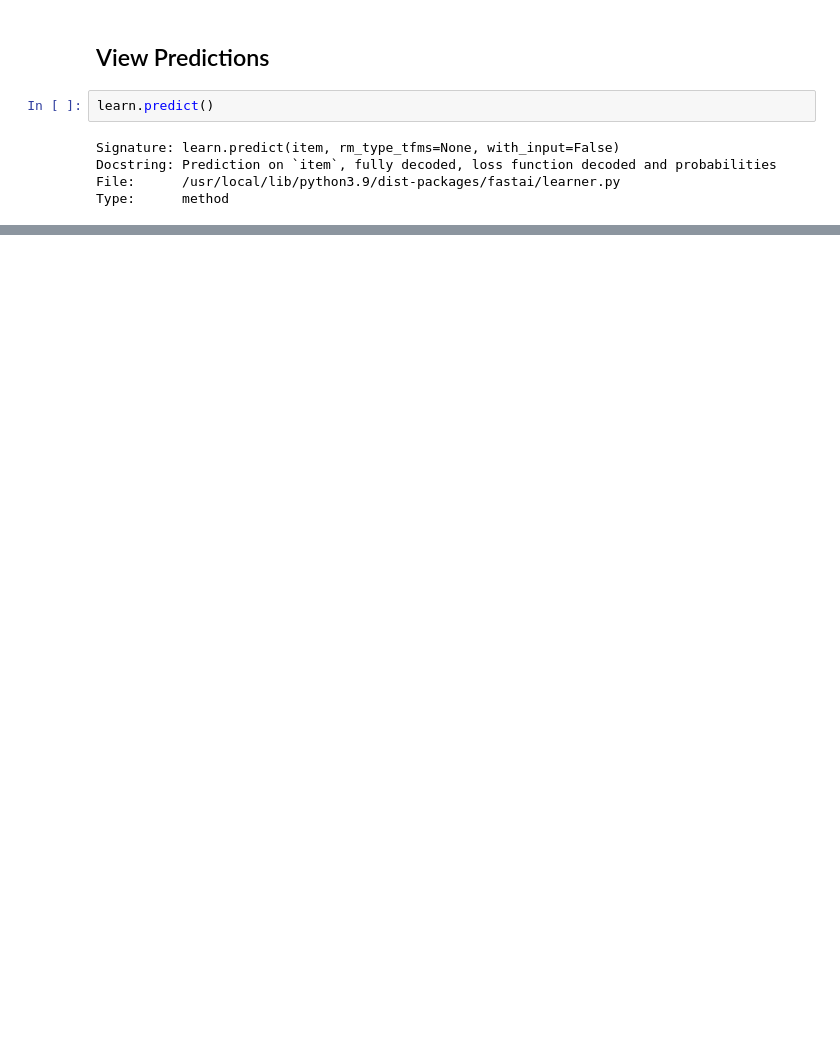
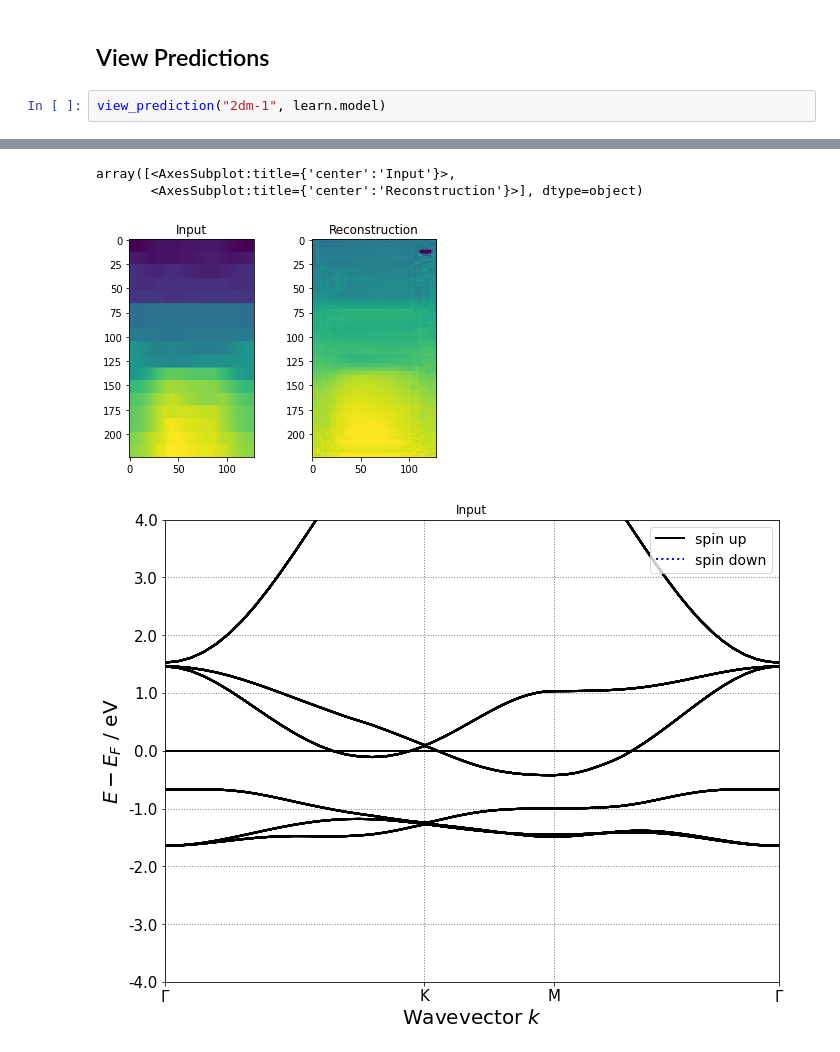
Before and after one commit to ThomasWarford/band-fingerprint, a Jupyter notebook: autoencoder/train.ipynb, the cells around one changed output, grey strips where cells are left out. Saved outputs shown, nothing was run; the diff lists cells and outputs as text; blank space fills up the shorter version.

Commit message:
Remove prints, use view_prediction

```diff
--- a/autoencoder/train.ipynb
+++ b/autoencoder/train.ipynb
@@ -44,9 +42,5 @@ learn.fit_one_cycle(5)
 # %% [markdown]
 ## View Predictions
-# %%
-learn.predict()
-# %% [output]
-Signature: learn.predict(item, rm_type_tfms=None, with_input=False)
-Docstring: Prediction on `item`, fully decoded, loss function decoded and probabilities
-File:      /usr/local/lib/python3.9/dist-packages/fastai/learner.py
-Type:      method
+# %%
+view_prediction("2dm-1", learn.model)
+# %% [output]
@@ -52,0 +64,4 @@ Type:      method
+array([<AxesSubplot:title={'center':'Input'}>,
+       <AxesSubplot:title={'center':'Reconstruction'}>], dtype=object)
+[figure, added]
+[figure, added]
```
Also changed, not shown: parts of 3 cells of this notebook, 1 other file.
